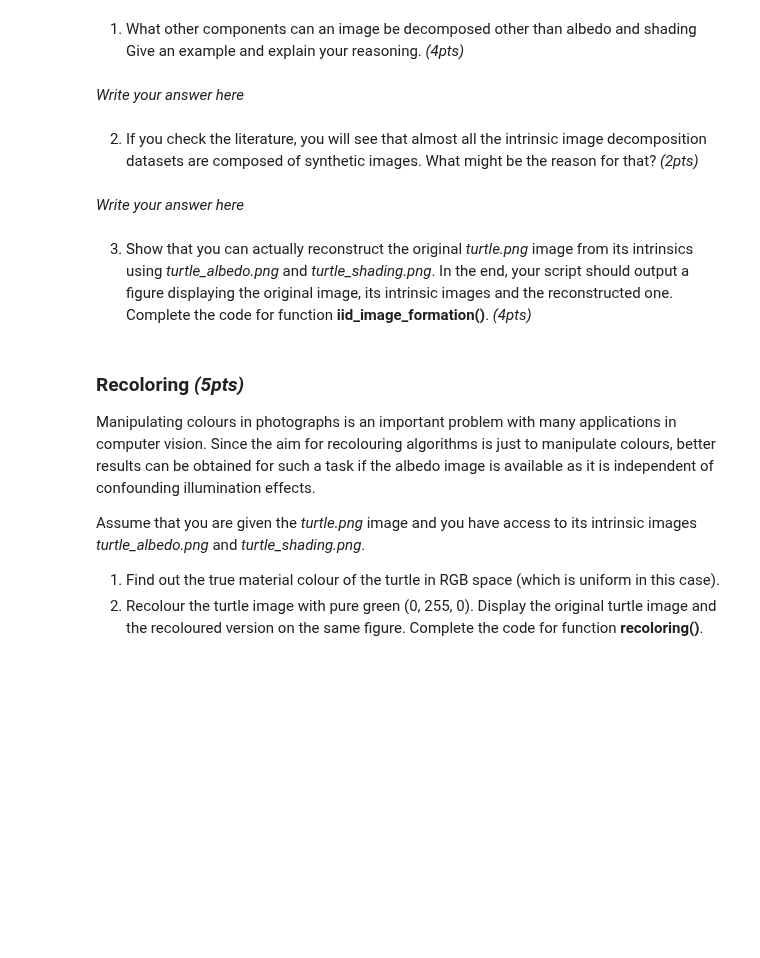
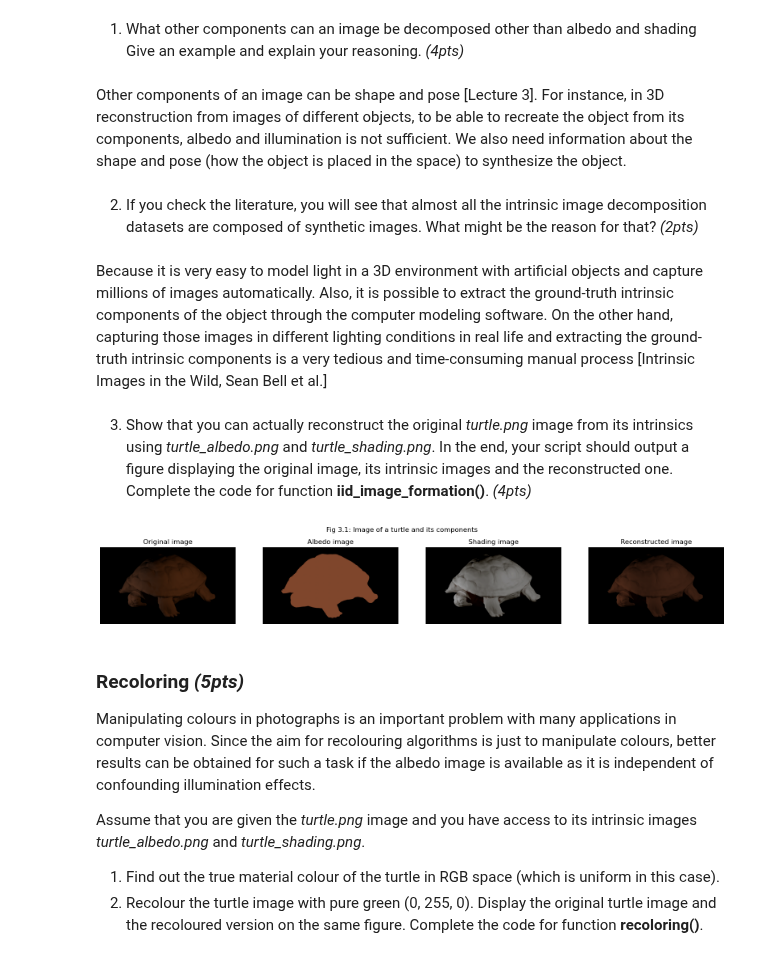
Before and after one commit to joangog/computer-vision-1, a Jupyter notebook: Computer_Vision_1_Lab_1.ipynb, the cells around one changed output. Saved outputs shown, nothing was run; the diff lists cells and outputs as text; code cells hidden in the pictures; blank space fills up the shorter version.

```diff
--- a/Computer_Vision_1_Lab_1.ipynb
+++ b/Computer_Vision_1_Lab_1.ipynb
@@ -575,21 +577,39 @@ In this part of the assignment, you will experiment with intrinsic image compone
 # %% [markdown]
 1. What other components can an image be decomposed other than albedo and shading Give an example and explain your reasoning. *(4pts)*
 # %% [markdown]
-*Write your answer here*
+Other components of an image can be shape and pose [Lecture 3]. For instance, in 3D reconstruction from images of different objects, to be able to recreate the object from its components, albedo and illumination is not sufficient. We also need information about the shape and pose (how the object is placed in the space) to synthesize the object.
 # %% [markdown]
 2. If you check the literature, you will see that almost all the intrinsic image decomposition datasets are composed of synthetic images. What might be the reason for that? *(2pts)*
 # %% [markdown]
-*Write your answer here*
+Because it is very easy to model light in a 3D environment with artificial objects and capture millions of images automatically. Also, it is possible to extract the ground-truth intrinsic components of the object through the computer modeling software. On the other hand, capturing those images in different lighting conditions in real life and extracting the ground-truth intrinsic components is a very tedious and time-consuming manual process [Intrinsic Images in the Wild, Sean Bell et al.]
 # %% [markdown]
 3. Show that you can actually reconstruct the original *turtle.png* image from its intrinsics using *turtle_albedo.png* and *turtle_shading.png*. In the end, your script should output a figure displaying the original image, its intrinsic images and the reconstructed one. Complete the code for function **iid_image_formation()**. *(4pts)*
 # %%
 def iid_image_formation(albedo_img, shading_img):
-    """
-    ================
-    Your code here
-    ================
-    """
-    return
+    img = albedo_img * shading_img
+    return img
+
+img = plt.imread(os.path.join(os.getcwd(),'images','intrinsic_images','turtle.png'))
+albedo_img = plt.imread(os.path.join(os.getcwd(),'images','intrinsic_images','turtle_albedo.png'))
+shading_img = plt.imread(os.path.join(os.getcwd(),'images','intrinsic_images','turtle_shading.png'))
+prod_img = iid_image_formation(albedo_img,shading_img)
+
+fig, axs = plt.subplots(1,4,figsize=(20,3))
+
+axs[0].imshow(img)
+axs[0].set_title('Original image')
+axs[1].imshow(albedo_img)
+axs[1].set_title('Albedo image')
+axs[2].imshow(shading_img)
+axs[2].set_title('Shading image')
+axs[3].imshow(prod_img)
+axs[3].set_title('Reconstructed image')
+fig.suptitle('Fig 3.1: Image of a turtle and its components')
+for i in range(4):
+    axs[i].axis('off')
+plt.show()
+# %% [output]
+[figure, added]
 # %% [markdown]
 ### Recoloring *(5pts)*
 Manipulating colours in photographs is an important problem with many applications in computer vision. Since the aim for recolouring algorithms is just to manipulate colours, better results can be obtained for such a task if the albedo image is available as it is independent of confounding illumination effects.
```
Also changed, not shown: parts of 3 cells of this notebook.
